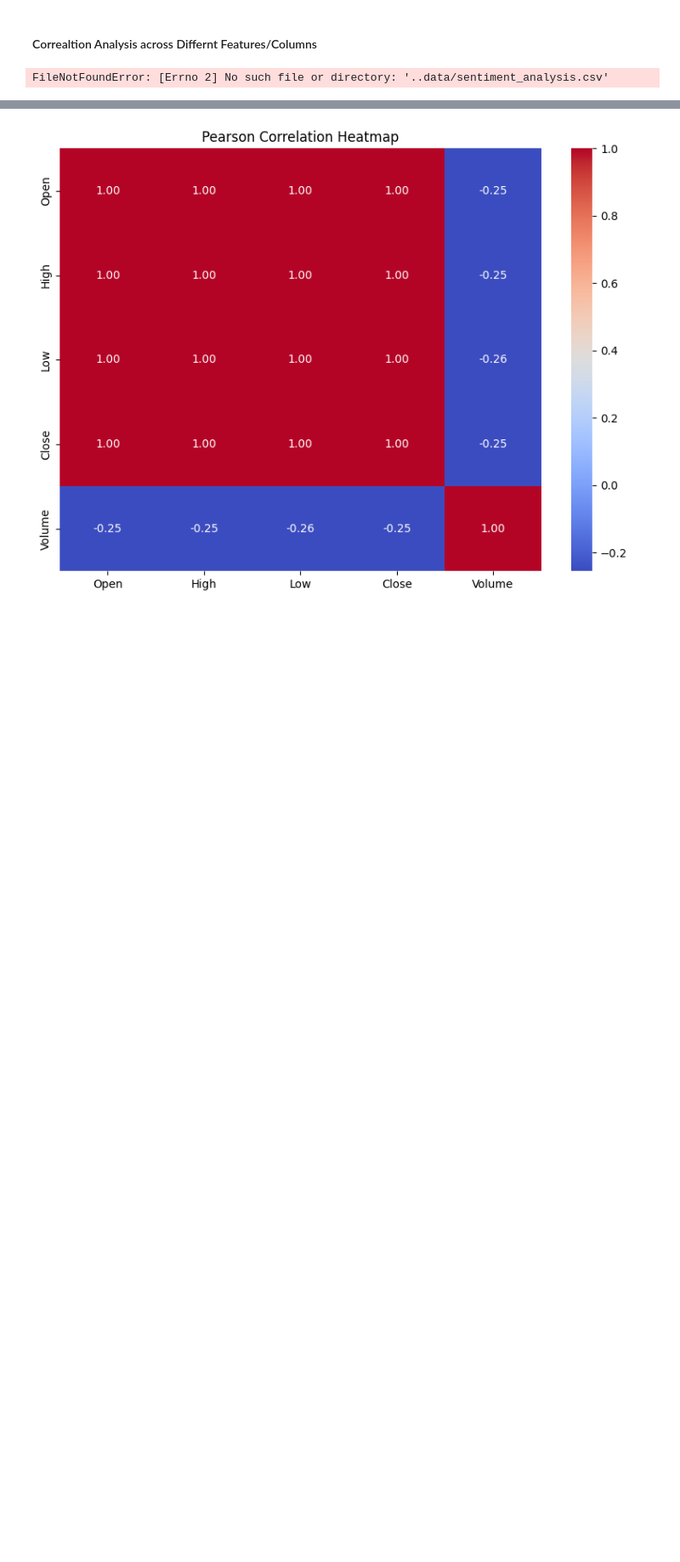
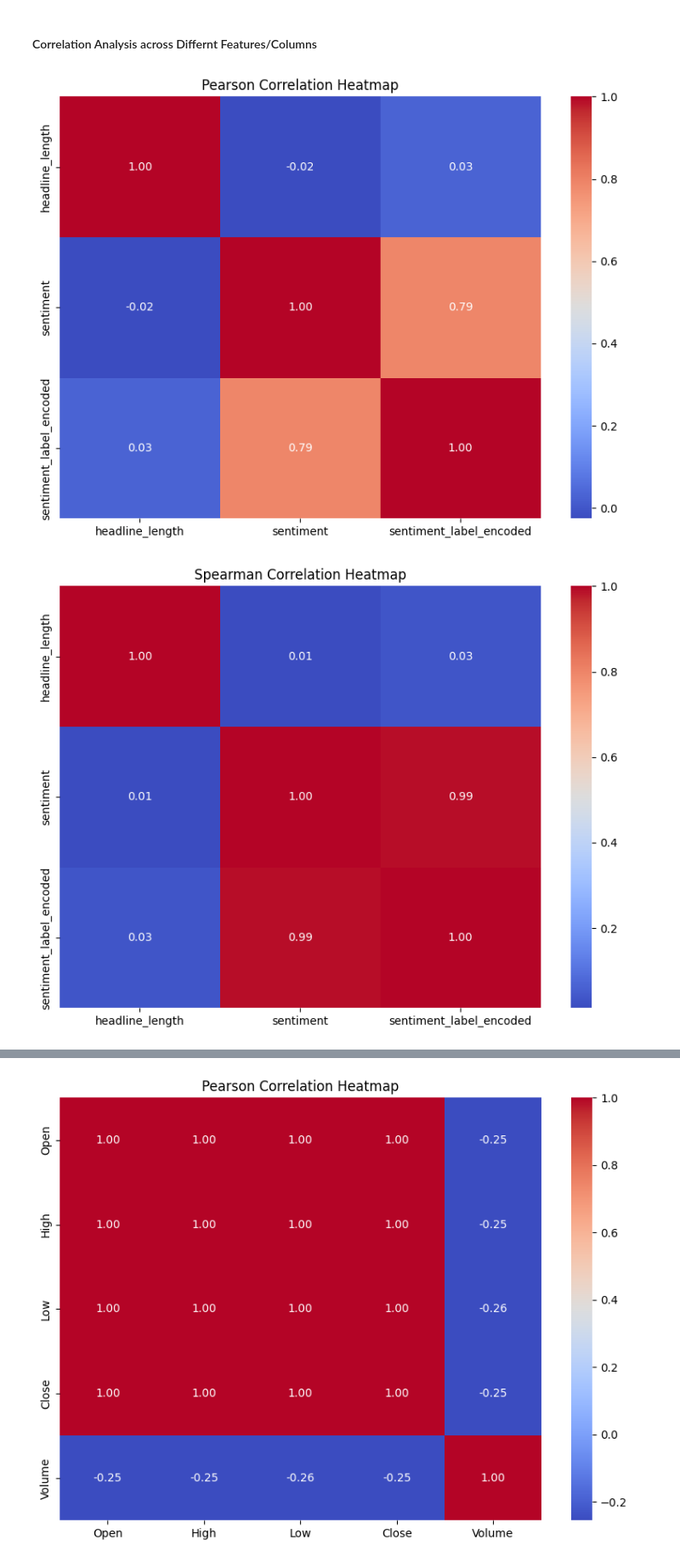
Before and after one commit to BetselotYitagesu/news_sentiment_stock, a Jupyter notebook: notebooks/correlation_analysis.ipynb, the cells around one changed output, grey strips where cells are left out. Shown at 85% size. Drawn from its saved outputs; the diff is of its cells as text; code cells hidden in the pictures; blank space fills up the shorter version.

```diff
--- a/notebooks/correlation_analysis.ipynb
+++ b/notebooks/correlation_analysis.ipynb
@@ -1,29 +1,30 @@
 # %% [markdown]
-#### Correaltion Analysis across Differnt Features/Columns
+#### Correlation Analysis across Differnt Features/Columns
 # %%
 import pandas as pd
 import sys
 import os
 
 # Step 1: Add 'scripts' folder to path
 scripts_path = os.path.abspath("../scripts")
 if scripts_path not in sys.path:
     sys.path.insert(0, scripts_path)
 
 from correlation_utils import run_correlation_analysis  # adjusted import
 
 # Step 2: Load sentiment dataset
-file_path = "..data\sentiment_analysis.csv"
+file_path = "../data/cleaned.csv"
 sentimetn_df = pd.read_csv(file_path)
 
-# Step 3: Optional – Convert sentiment_label to numeric if needed
+# Step 3: Convert sentiment_label to numeric if needed
 label_mapping = {"negative": -1, "neutral": 0, "positive": 1}
 sentimetn_df["sentiment_label_encoded"] = sentimetn_df["sentiment_label"].map(label_mapping)
 
 # Step 4: Choose numeric columns for correlation
 cols_to_analyze = ["headline_length", "sentiment", "sentiment_label_encoded"]
 
 # Step 5: Run correlation analysis
 run_correlation_analysis(sentimetn_df, columns=cols_to_analyze)
 # %% [output]
-FileNotFoundError: [Errno 2] No such file or directory: '..data/sentiment_analysis.csv'
+[figure, added]
+[figure, added]
```
Also changed, not shown: parts of 5 cells of this notebook, 1 other file.
